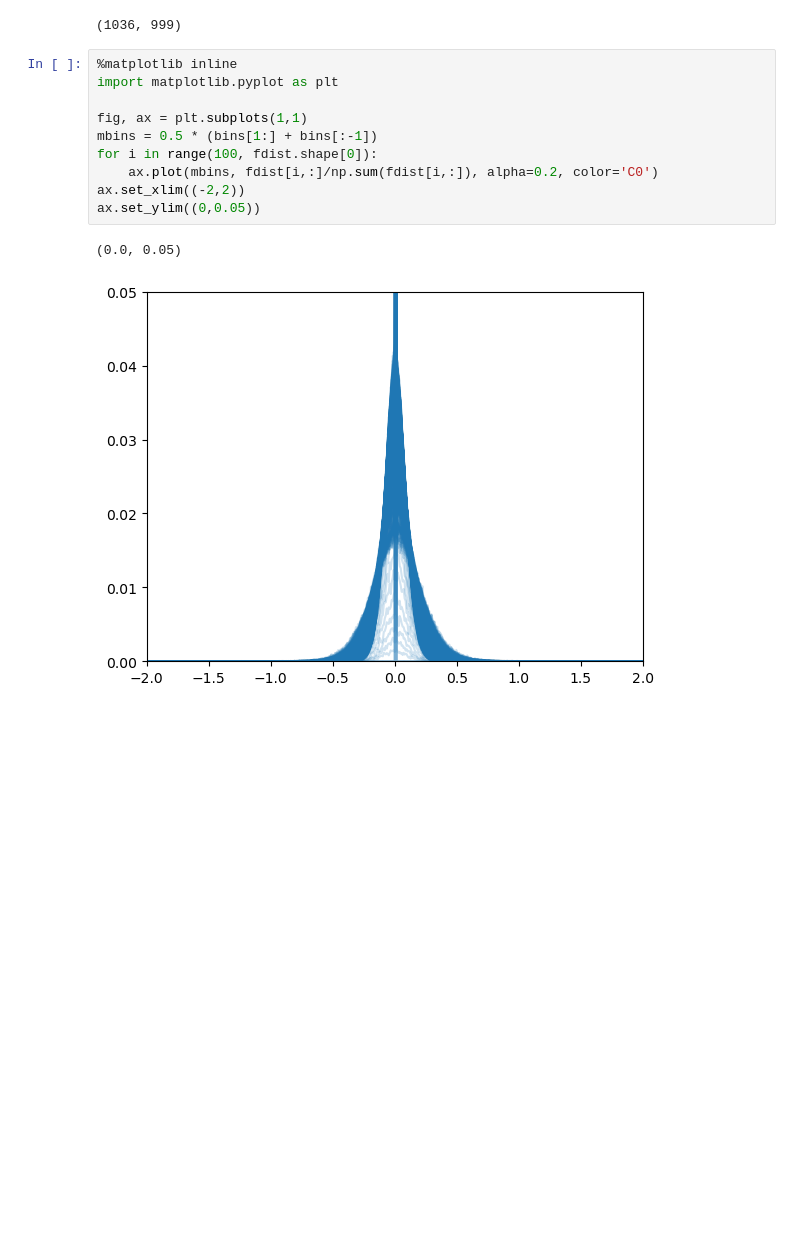
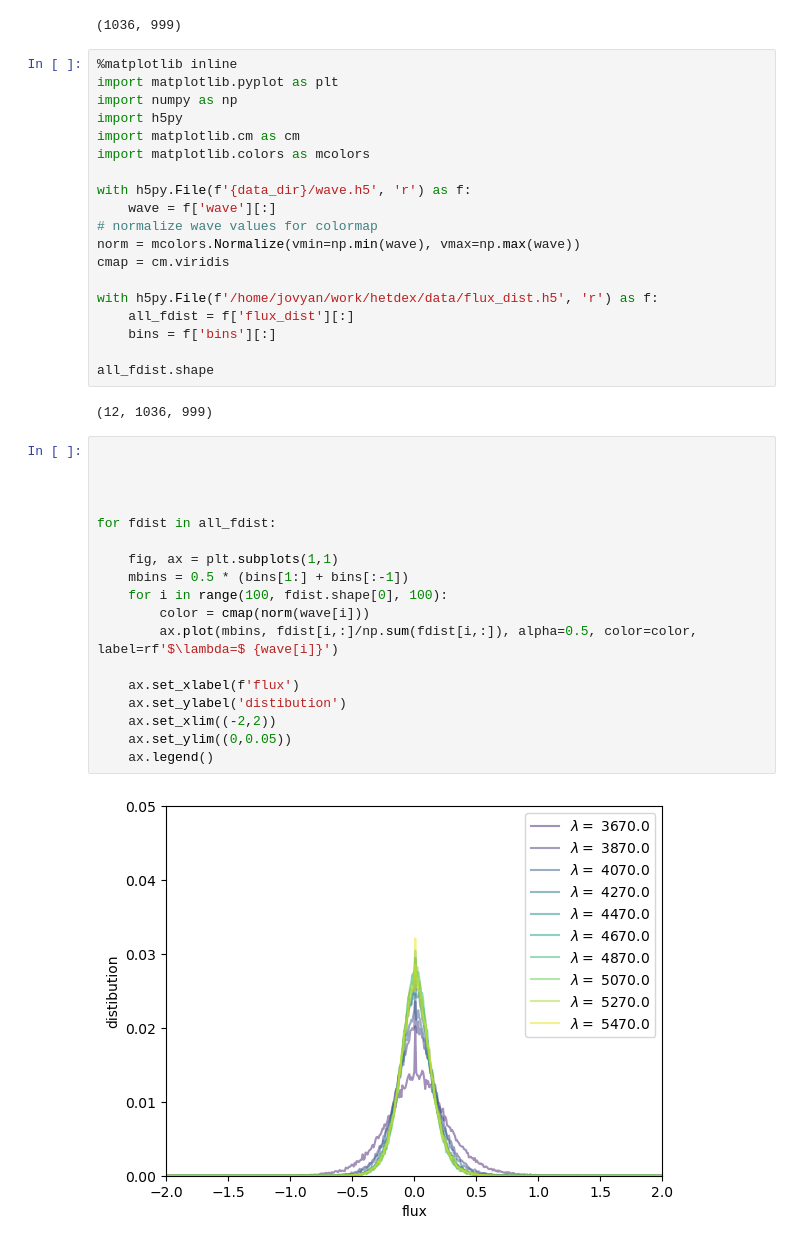
Before and after one commit to qezlou/hetdex_res, a Jupyter notebook: notebooks/flux_dist.ipynb, the cells around one changed output. Cells and saved outputs as stored; diff of their text form; blank space fills up the shorter version.

```diff
--- a/notebooks/flux_dist.ipynb
+++ b/notebooks/flux_dist.ipynb
@@ -55,16 +57,44 @@ Fibers | 10/02/2025 06:06:32 PM | INFO  |   Remaining fraction after removing co
 fdist.shape
 # %% [output]
 (1036, 999)
+# %%
+%matplotlib inline
+import matplotlib.pyplot as plt
+import numpy as np
+import h5py
+import matplotlib.cm as cm
+import matplotlib.colors as mcolors
+
+with h5py.File(f'{data_dir}/wave.h5', 'r') as f:
+    wave = f['wave'][:]
+# normalize wave values for colormap
+norm = mcolors.Normalize(vmin=np.min(wave), vmax=np.max(wave))
+cmap = cm.viridis
+
+with h5py.File(f'/home/jovyan/work/hetdex/data/flux_dist.h5', 'r') as f:
+    all_fdist = f['flux_dist'][:]
+    bins = f['bins'][:]
+
+all_fdist.shape
+# %% [output]
+(12, 1036, 999)
 # %%
-%matplotlib inline
-import matplotlib.pyplot as plt
 
-fig, ax = plt.subplots(1,1)
-mbins = 0.5 * (bins[1:] + bins[:-1])
-for i in range(100, fdist.shape[0]):
-    ax.plot(mbins, fdist[i,:]/np.sum(fdist[i,:]), alpha=0.2, color='C0')
-ax.set_xlim((-2,2))
-ax.set_ylim((0,0.05))
+
+
+
+for fdist in all_fdist:
+
+    fig, ax = plt.subplots(1,1)
+    mbins = 0.5 * (bins[1:] + bins[:-1])
+    for i in range(100, fdist.shape[0], 100):
+        color = cmap(norm(wave[i]))
+        ax.plot(mbins, fdist[i,:]/np.sum(fdist[i,:]), alpha=0.5, color=color, label=rf'$\lambda=$ {wave[i]}')
+
+    ax.set_xlabel(f'flux')
+    ax.set_ylabel('distibution')
+    ax.set_xlim((-2,2))
+    ax.set_ylim((0,0.05))
+    ax.legend()
 # %% [output]
-(0.0, 0.05)
-[figure, old version]
+[figure, new version]
```
Also changed, not shown: parts of 6 cells of this notebook, 3 other files.
